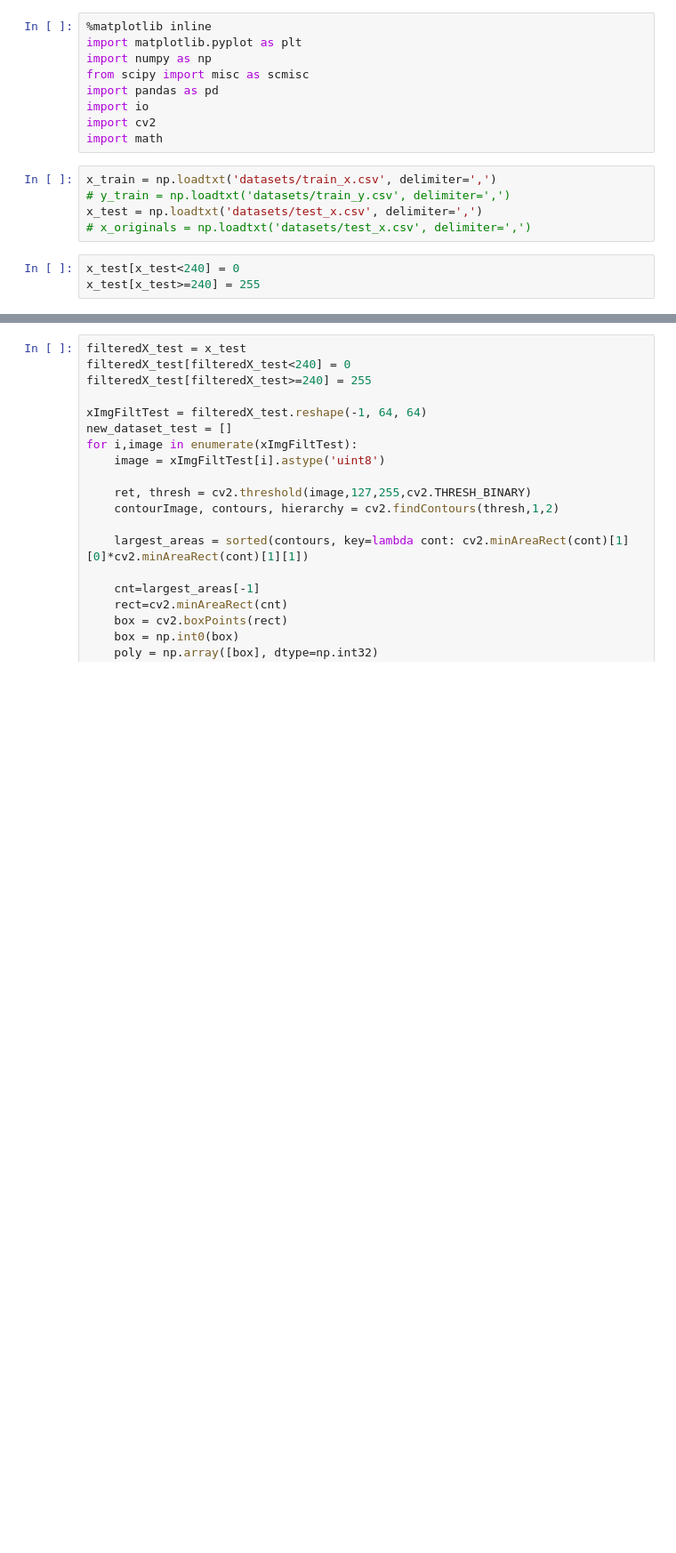
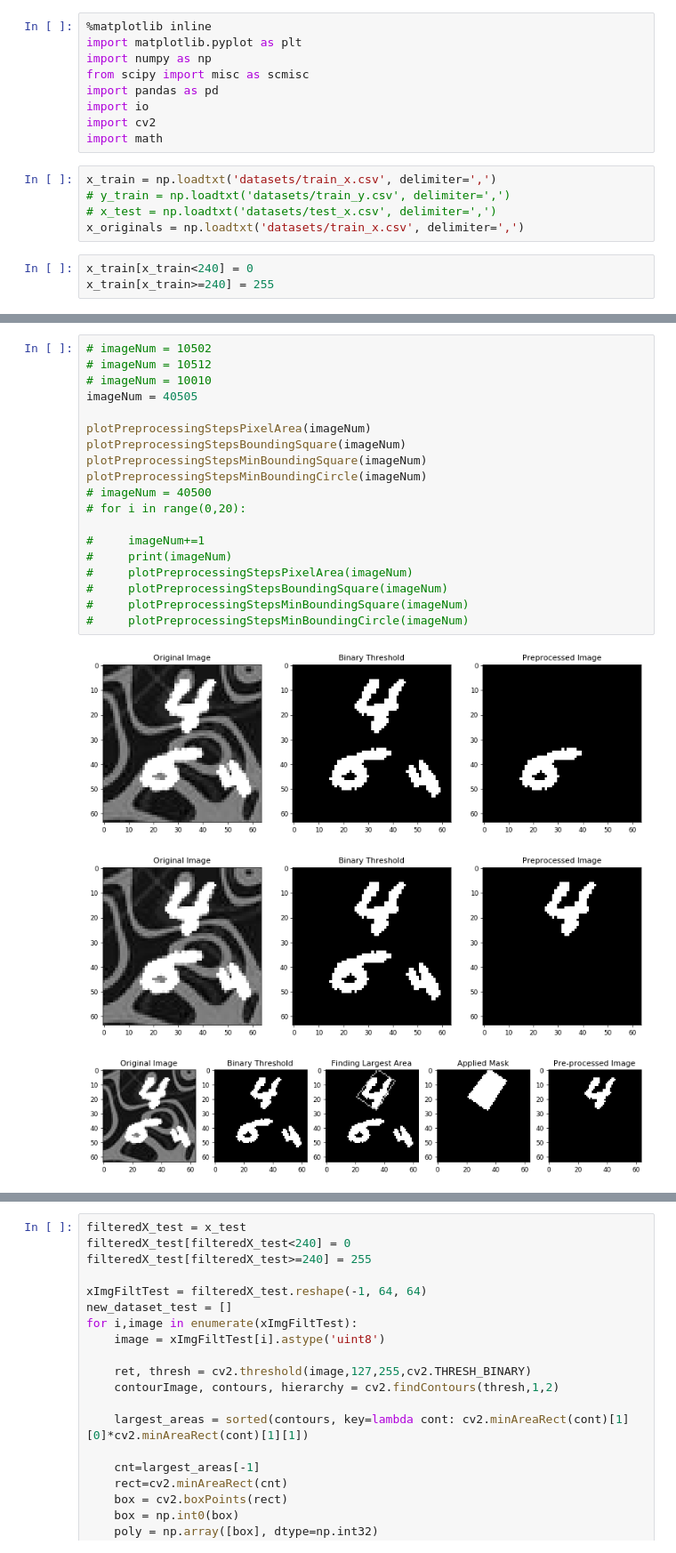
Before and after one commit to vivekster12/kaggle-MNIST, a Jupyter notebook: Preprocessing.ipynb, the cells around one changed output, grey strips where cells are left out. Shown at 89% size. Cells and saved outputs as stored; diff of their text form; blank space fills up the shorter version.

Commit message:
Visualize everything nicely

```diff
--- a/Preprocessing.ipynb
+++ b/Preprocessing.ipynb
@@ -10,9 +10,9 @@ import math
 # %%
 x_train = np.loadtxt('datasets/train_x.csv', delimiter=',')
 # y_train = np.loadtxt('datasets/train_y.csv', delimiter=',')
-x_test = np.loadtxt('datasets/test_x.csv', delimiter=',')
-# x_originals = np.loadtxt('datasets/test_x.csv', delimiter=',')
+# x_test = np.loadtxt('datasets/test_x.csv', delimiter=',')
+x_originals = np.loadtxt('datasets/train_x.csv', delimiter=',')
 # %%
-x_test[x_test<240] = 0
-x_test[x_test>=240] = 255
+x_train[x_train<240] = 0
+x_train[x_train>=240] = 255
 # %%
@@ -146,0 +174,23 @@ box [[24. 36.]
+# %%
+# imageNum = 10502
+# imageNum = 10512
+# imageNum = 10010
+imageNum = 40505
+
+plotPreprocessingStepsPixelArea(imageNum)
+plotPreprocessingStepsBoundingSquare(imageNum)
+plotPreprocessingStepsMinBoundingSquare(imageNum)
+plotPreprocessingStepsMinBoundingCircle(imageNum)
+# imageNum = 40500
+# for i in range(0,20):
+
+#     imageNum+=1
+#     print(imageNum)
+#     plotPreprocessingStepsPixelArea(imageNum)
+#     plotPreprocessingStepsBoundingSquare(imageNum)
+#     plotPreprocessingStepsMinBoundingSquare(imageNum)
+#     plotPreprocessingStepsMinBoundingCircle(imageNum)
+# %% [output]
+[figure, added]
+[figure, added]
+[figure, added]
```
Also changed, not shown: parts of 5 cells of this notebook, 6 other files.
